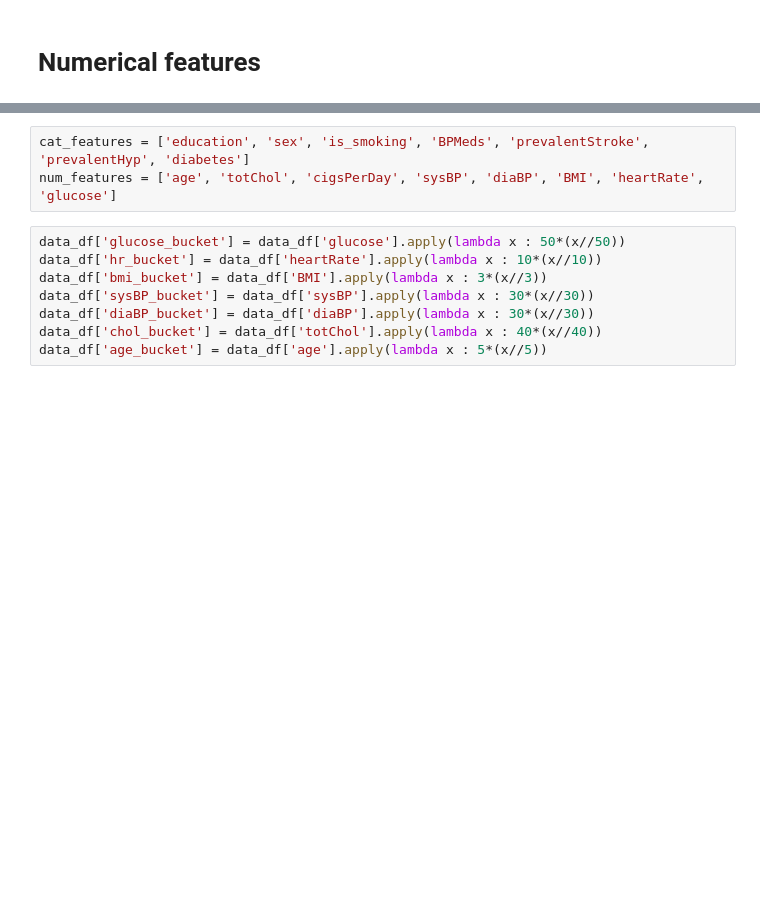
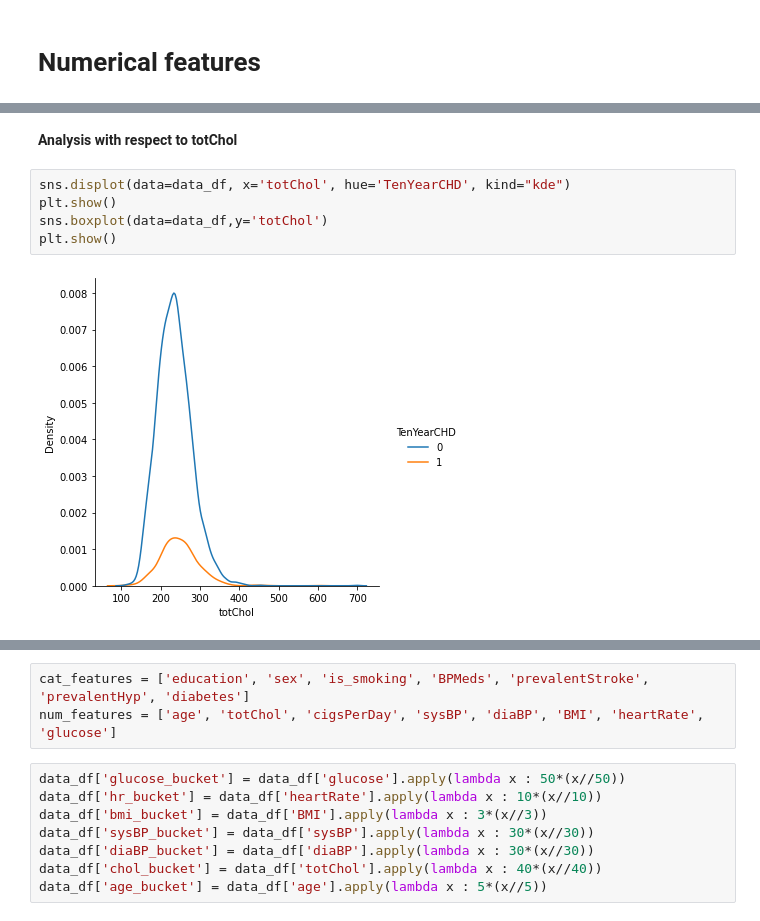
Before and after one commit to Rochakr4/CAPSTONE-PROJECT-3--Cardiovascular-Risk-Prediction, a Jupyter notebook: CAPSTONE_PROJECT_3_Cardiovascular_Risk_Prediction.ipynb, the cells around one changed output, grey strips where cells are left out. Drawn from its saved outputs; the diff is of its cells as text; blank space fills up the shorter version.

```diff
--- a/CAPSTONE_PROJECT_3_Cardiovascular_Risk_Prediction.ipynb
+++ b/CAPSTONE_PROJECT_3_Cardiovascular_Risk_Prediction.ipynb
@@ -295,3 +295,12 @@ for v in ['is_smoking', 'BPMeds', 'prevalentStroke', 'prevalentHyp', 'diabetes']
 [figure]
 [figure]
 [figure]
+# %% [markdown]
+**Analysis with respect to totChol**
+# %%
+sns.displot(data=data_df, x='totChol', hue='TenYearCHD', kind="kde")
+plt.show()
+sns.boxplot(data=data_df,y='totChol')
+plt.show()
+# %% [output]
+[figure, added]
```
Also changed, not shown: parts of 37 cells of this notebook.
